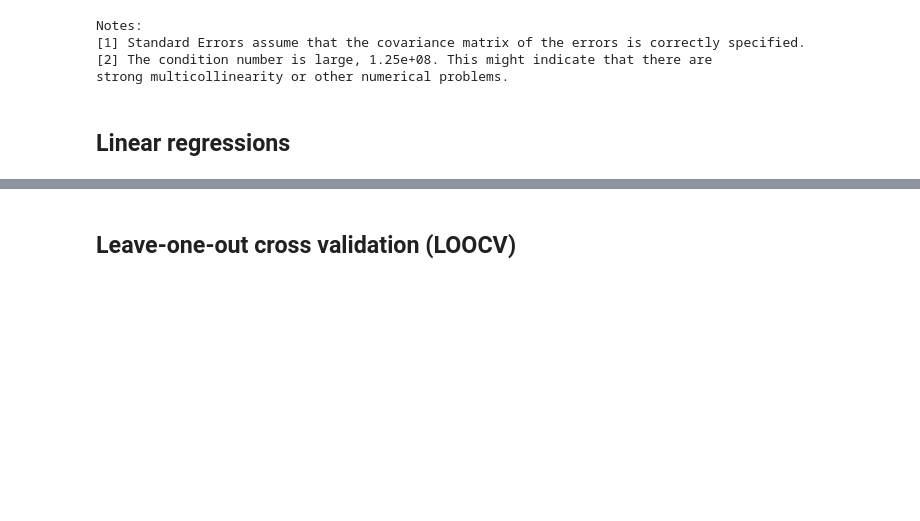
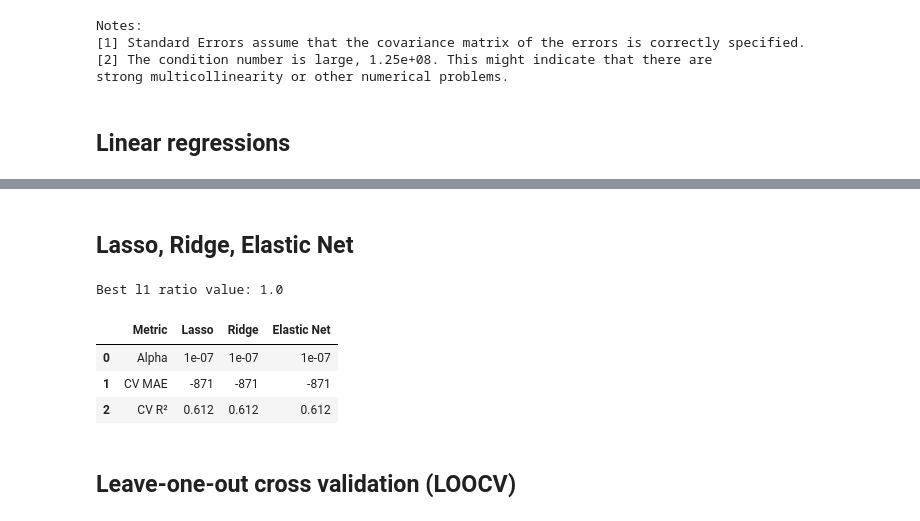
Before and after one commit to jamesdeluk/data-projects, a Jupyter notebook: st.ipynb, the cells around one changed output, grey strips where cells are left out. Drawn from its saved outputs; the diff is of its cells as text; code cells hidden in the pictures; blank space fills up the shorter version.

```diff
--- a/st.ipynb
+++ b/st.ipynb
@@ -518,6 +527,9 @@ X_simple = data_simple.copy()
 X_simple = X_simple.drop(['Price'], axis=1)
 y_simple = data_simple.copy()
 y_simple = y_simple['Price']
+# %%
+scaler = StandardScaler()
+X_simple_scaled = scaler.fit_transform(X_simple)
 # %% [markdown]
 ## VIF
 # %%
@@ -639,3 +651,64 @@ display(model_lr_simple_summary)
+# %% [markdown]
+## Lasso, Ridge, Elastic Net
+# %%
+lasso_model = Lasso()
+ridge_model = Ridge()
+en_model = ElasticNet()
+
+la_scores = cross_val_score(lasso_model, X_simple_scaled, y_simple, cv=3, scoring='neg_mean_absolute_error')
+# print(int(la_scores.mean()))
+r_scores = cross_val_score(ridge_model, X_simple_scaled, y_simple, cv=3, scoring='neg_mean_absolute_error')
+# print(int(r_scores.mean()))
+en_scores = cross_val_score(en_model, X_simple_scaled, y_simple, cv=3, scoring='neg_mean_absolute_error')
+# print(int(en_scores.mean()))
+
+alpha_values = [1e-10, 1e-9, 1e-8, 1e-7, 1e-6, 1e-5, 1e-4, 1e-3, 1e-2, 1e-1, 1, 10, 100, 1000, 10000]
+
+cv = 10
+
+param_grid = {'alpha': alpha_values}
+grid_search_lasso = GridSearchCV(lasso_model, param_grid, cv=10, scoring='neg_mean_absolute_error')
+grid_search_lasso.fit(X_simple_scaled, y_simple)
+test_score_lasso = grid_search_lasso.best_estimator_.score(X_simple_scaled, y_simple)
+
+param_grid = {'alpha': alpha_values}
+grid_search_ridge = GridSearchCV(ridge_model, param_grid, cv=10, scoring='neg_mean_absolute_error')
+grid_search_ridge.fit(X_simple_scaled, y_simple)
+test_score_ridge = grid_search_ridge.best_estimator_.score(X_simple_scaled, y_simple)
+
+l1_ratios = np.linspace(0, 1, 11)
+param_grid_en = {'alpha': alpha_values, 'l1_ratio': l1_ratios}
+grid_search_en = GridSearchCV(en_model, param_grid_en, cv=10, scoring='neg_mean_absolute_error')
+grid_search_en.fit(X_simple_scaled, y_simple)
+test_score_en = grid_search_en.best_estimator_.score(X_simple_scaled, y_simple)
+print(f"Best l1 ratio value: {grid_search_en.best_params_['l1_ratio']}")
+
+results_lre_simple = {
+    'Metric': ['Alpha', 'CV MAE', 'CV R²'],
+    'Lasso': [
+        f"{grid_search_lasso.best_params_['alpha']}",
+        f"{int(grid_search_lasso.best_score_)}",
+        f"{test_score_lasso:.3f}"
+    ],
+    'Ridge': [
+        f"{grid_search_ridge.best_params_['alpha']}",
+        f"{int(grid_search_ridge.best_score_)}",
+        f"{test_score_ridge:.3f}"
+    ],
+    'Elastic Net': [
+        f"{grid_search_en.best_params_['alpha']}",
+        f"{int(grid_search_en.best_score_)}",
+        f"{test_score_en:.3f}"
+    ]
+}
+results_lre_simple_df = pd.DataFrame(results_lre_simple)
+display(results_lre_simple_df)
+# %% [output]
+Best l1 ratio value: 1.0
+|  | Metric | Lasso | Ridge | Elastic Net |
+| 0 | Alpha | 1e-07 | 1e-07 | 1e-07 |
+| 1 | CV MAE | -871 | -871 | -871 |
+| 2 | CV R² | 0.612 | 0.612 | 0.612 |
 # %% [markdown]
 ## Leave-one-out cross validation (LOOCV)
 # %%
```
Also changed, not shown: parts of 14 cells of this notebook.
